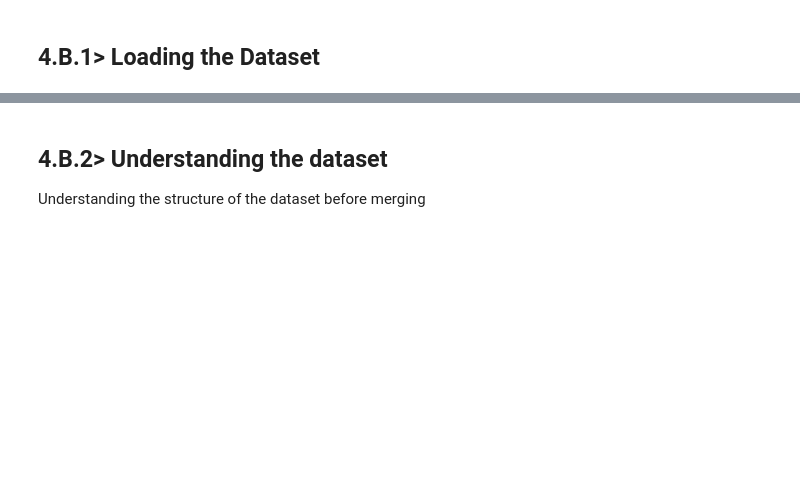
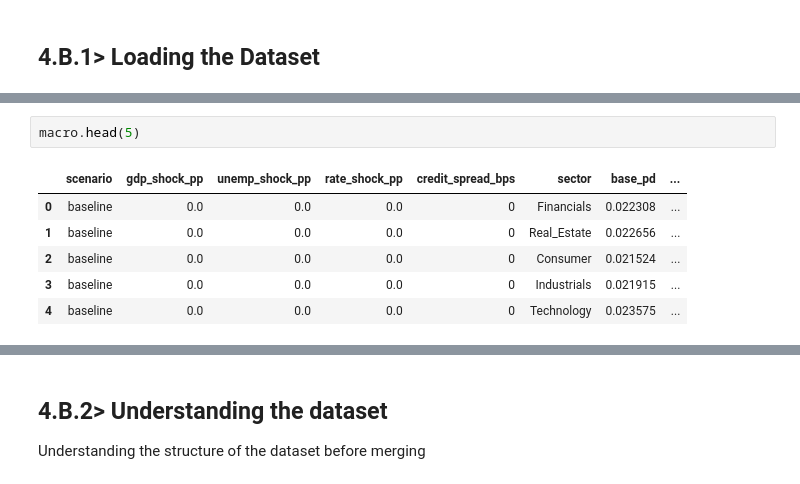
Before and after one commit to rudrascience/Credit_-_loan, a Jupyter notebook: credit-risk-analysis-and-prediction.ipynb, the cells around one changed output, grey strips where cells are left out. Saved outputs shown, nothing was run; the diff lists cells and outputs as text; blank space fills up the shorter version.

Commit message:
Kaggle Notebook | Credit Risk Analysis and Prediction | Version 11

```diff
--- a/credit-risk-analysis-and-prediction.ipynb
+++ b/credit-risk-analysis-and-prediction.ipynb
@@ -198,0 +186,9 @@ vintage = pd.read_csv("/kaggle/input/datasets/sergionefedov/credit-risk-dataset-
+# %%
+macro.head(5)
+# %% [output]
+|  | scenario | gdp_shock_pp | unemp_shock_pp | rate_shock_pp | credit_spread_bps | sector | base_pd | ... |
+| 0 | baseline | 0.0 | 0.0 | 0.0 | 0 | Financials | 0.022308 | ... |
+| 1 | baseline | 0.0 | 0.0 | 0.0 | 0 | Real_Estate | 0.022656 | ... |
+| 2 | baseline | 0.0 | 0.0 | 0.0 | 0 | Consumer | 0.021524 | ... |
+| 3 | baseline | 0.0 | 0.0 | 0.0 | 0 | Industrials | 0.021915 | ... |
+| 4 | baseline | 0.0 | 0.0 | 0.0 | 0 | Technology | 0.023575 | ... |
```
Also changed, not shown: parts of 24 cells of this notebook.
